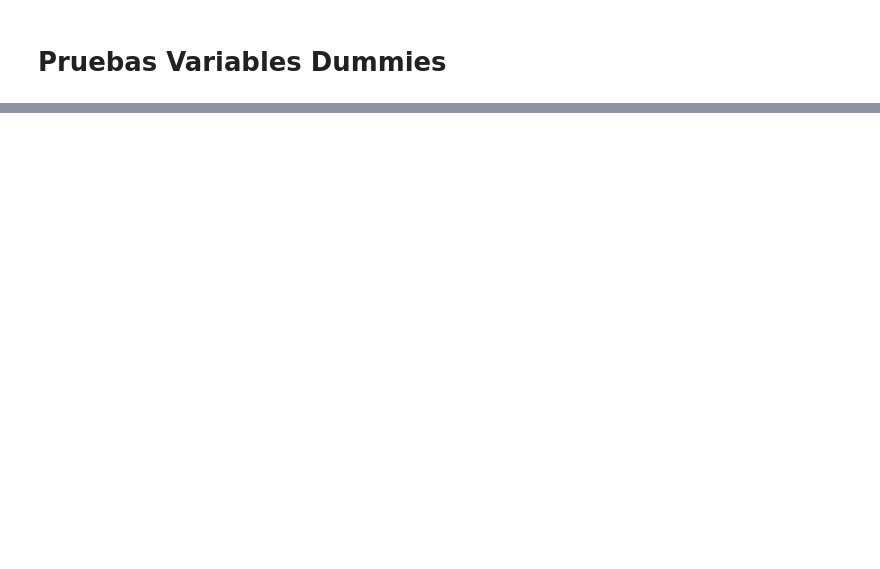
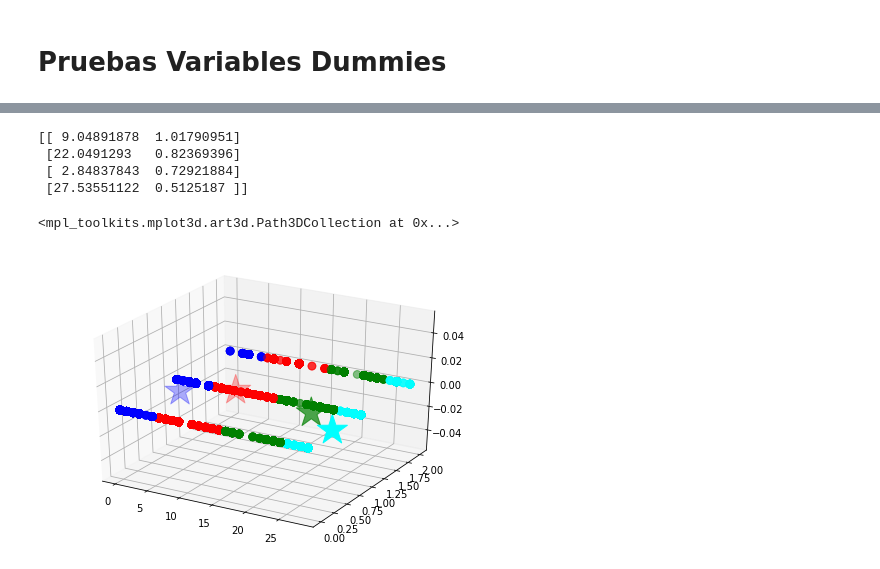
Before and after one commit to laloolea/pruebas-pandas, a Jupyter notebook: Denuncias victimas Estado de México.ipynb, the cells around one changed output, grey strips where cells are left out. Drawn from its saved outputs; the diff is of its cells as text; code cells hidden in the pictures; blank space fills up the shorter version.

```diff
--- a/Denuncias victimas Estado de México.ipynb
+++ b/Denuncias victimas Estado de México.ipynb
@@ -620,23 +606,30 @@ plt.show()
 # %%
-#kmeans = KMeans(n_clusters=4).fit(X)
-#centroids = kmeans.cluster_centers_
-#print(centroids)
+kmeans = KMeans(n_clusters=4).fit(X)
+centroids = kmeans.cluster_centers_
+print(centroids)
+# %% [output]
+[[ 9.04891878  1.01790951]
+ [22.0491293   0.82369396]
+ [ 2.84837843  0.72921884]
+ [27.53551122  0.5125187 ]]
 # %%
-"""
+
 # prediciendo los cluster
 labels = kmeans.predict(X)
 # obteniendo los centros de los clusters
 C = kmeans.cluster_centers_
 
 #sección de código para generar gráfica 3d de los clusters
 colores=['red','green','blue','cyan']
 asignar=[]
 for row in labels:
     asignar.append(colores[row])
 
 fig = plt.figure()
 ax = Axes3D(fig)
 ax.scatter(X[:, 0], X[:, 1], c=asignar,s=60)
 ax.scatter(C[:, 0], C[:, 1], marker='*', c=colores, s=1000)
-"""
+# %% [output]
+<mpl_toolkits.mplot3d.art3d.Path3DCollection at 0x...>
+[figure, added]
 # %%
```
Also changed, not shown: parts of 6 cells of this notebook.
